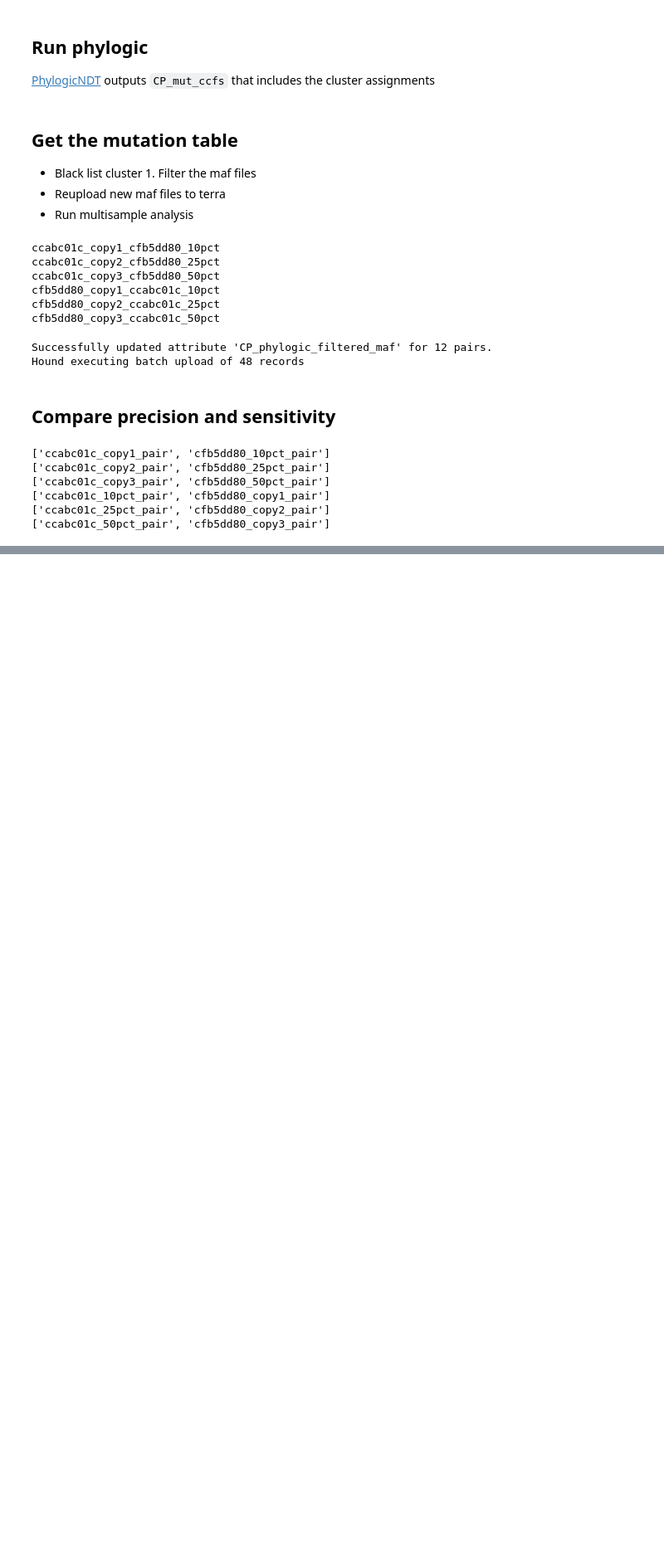
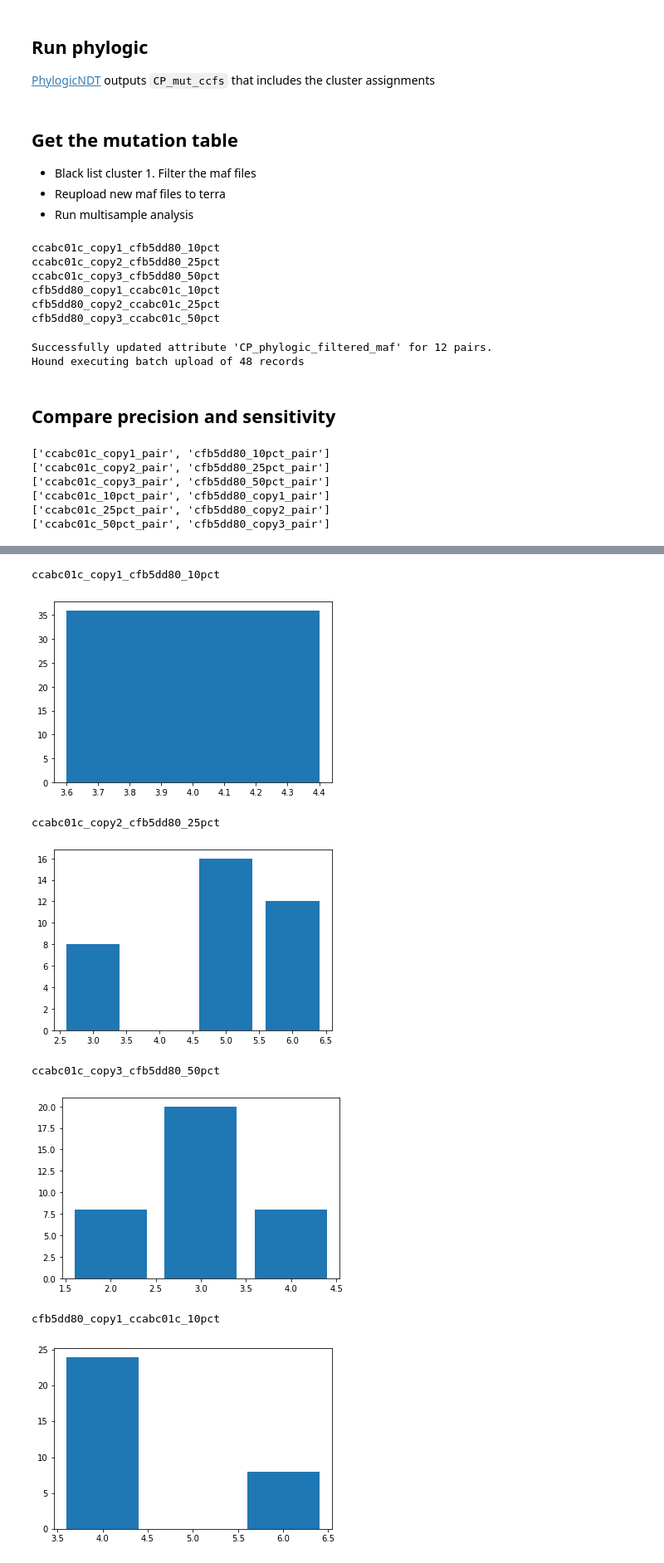
Before and after one commit to cchu70/richters, a Jupyter notebook: calc_cp_for_germline.ipynb, the cells around one changed output, grey strips where cells are left out. Shown: that part at 83% size. Cells and saved outputs as stored; diff of their text form; code cells hidden in the pictures; blank space fills up the shorter version.

```diff
--- a/calc_cp_for_germline.ipynb
+++ b/calc_cp_for_germline.ipynb
@@ -429,13 +418,0 @@ cfb5dd80_copy3_ccabc01c_50pct
-# %%
-def plot_filter_cluster_distr(merged_maf_df, filter_col):
-    for pair_id, row in merged_maf_df.iterrows():
-        if 'copy' in pair_id:
-            merged_maf = pd.read_csv(row['merged_maf_fn'], sep='\t')
-            print(row['participant'])
-            fig, ax = plt.subplots()
-            merged_maf['Cluster_Assignment'] = merged_maf['Cluster_Assignment'].fillna(0)  # no cluster assignment
-            tonly_clusters = merged_maf[merged_maf[filter_col] == True]['Cluster_Assignment'].tolist()
-    #         tonly_clusters = merged_maf[merged_maf['pass_tumor_only_filter'] == True]['Cluster_Assignment'].tolist()
-            uniq_clusters, uniq_counts = np.unique(tonly_clusters, return_counts=True)
-            ax.bar(uniq_clusters, uniq_counts)
-            plt.show()
@@ -502,0 +419,19 @@ cfb5dd80_copy3_ccabc01c_50pct
+# %%
+def plot_filter_cluster_distr_loop(merged_maf_fns_df, filter_col):
+    for pair_id, row in merged_maf_fns_df.iterrows():
+        print(row['participant'])
+        merged_maf = pd.read_csv(row['merged_maf_fn'], sep='\t')
+        plot_filter_cluster_distr(merged_maf, filter_col)
+
+    merged_maf = pd.read_csv(merged_maf_fns_df.loc['ccabc01c_copy1_pair', 'merged_maf_fn'], sep='\t')
+    return merged_maf[(merged_maf[filter_col] == True) & (merged_maf['Cluster_Assignment'] == 4)][maf_merge_cols]
+
+def plot_filter_cluster_distr(merged_maf, filter_col):
+
+    fig, ax = plt.subplots()
+    merged_maf['Cluster_Assignment'] = merged_maf['Cluster_Assignment'].fillna(0)  # no cluster assignment
+    tonly_clusters = merged_maf[merged_maf[filter_col] == True]['Cluster_Assignment'].tolist()
+#         tonly_clusters = merged_maf[merged_maf['pass_tumor_only_filter'] == True]['Cluster_Assignment'].tolist()
+    uniq_clusters, uniq_counts = np.unique(tonly_clusters, return_counts=True)
+    ax.bar(uniq_clusters, uniq_counts)
+    plt.show()
@@ -502,0 +440,2 @@ cfb5dd80_copy3_ccabc01c_50pct
+# %%
+clonal_cluster = plot_filter_cluster_distr_loop(high_purity_merged_mafs, filter_col='in_matched_maf')
@@ -502,0 +455,16 @@ cfb5dd80_copy3_ccabc01c_50pct
+# %%
+# plot_filter_cluster_distr(clonal_cluster, filter_col='pass_tumor_only_filter')
+
+for pair_id, row in high_purity_merged_mafs.iterrows():
+    merged_maf = pd.read_csv(row['merged_maf_fn'], sep='\t')
+    merged_maf = clonal_cluster.merge(merged_maf, how='left', on=maf_merge_cols)
+    plot_filter_cluster_distr(merged_maf, filter_col='pass_phylogic_cp_filter')
+# %% [output]
+ccabc01c_copy1_cfb5dd80_10pct
+[figure, added]
+ccabc01c_copy2_cfb5dd80_25pct
+[figure, added]
+ccabc01c_copy3_cfb5dd80_50pct
+[figure, added]
+cfb5dd80_copy1_ccabc01c_10pct
+[figure, added]
```
Also changed, not shown: parts of 17 cells of this notebook.
